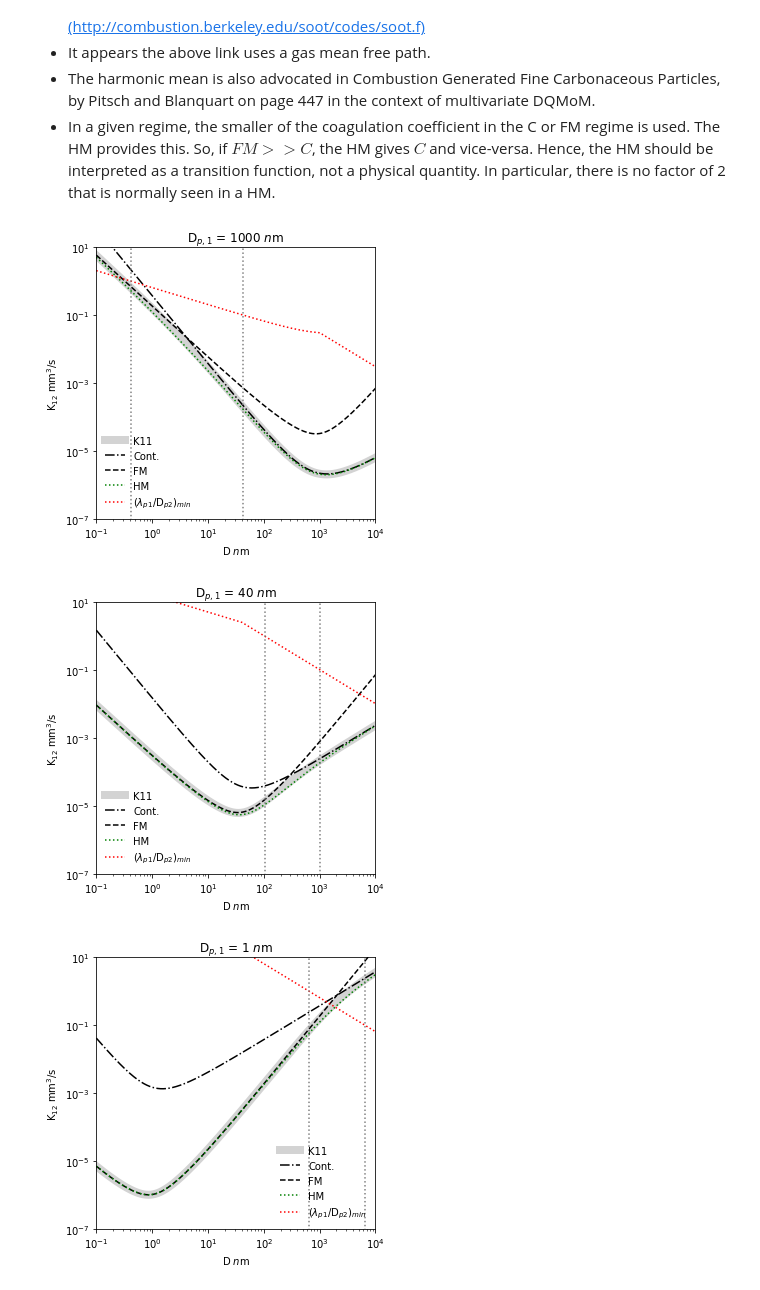
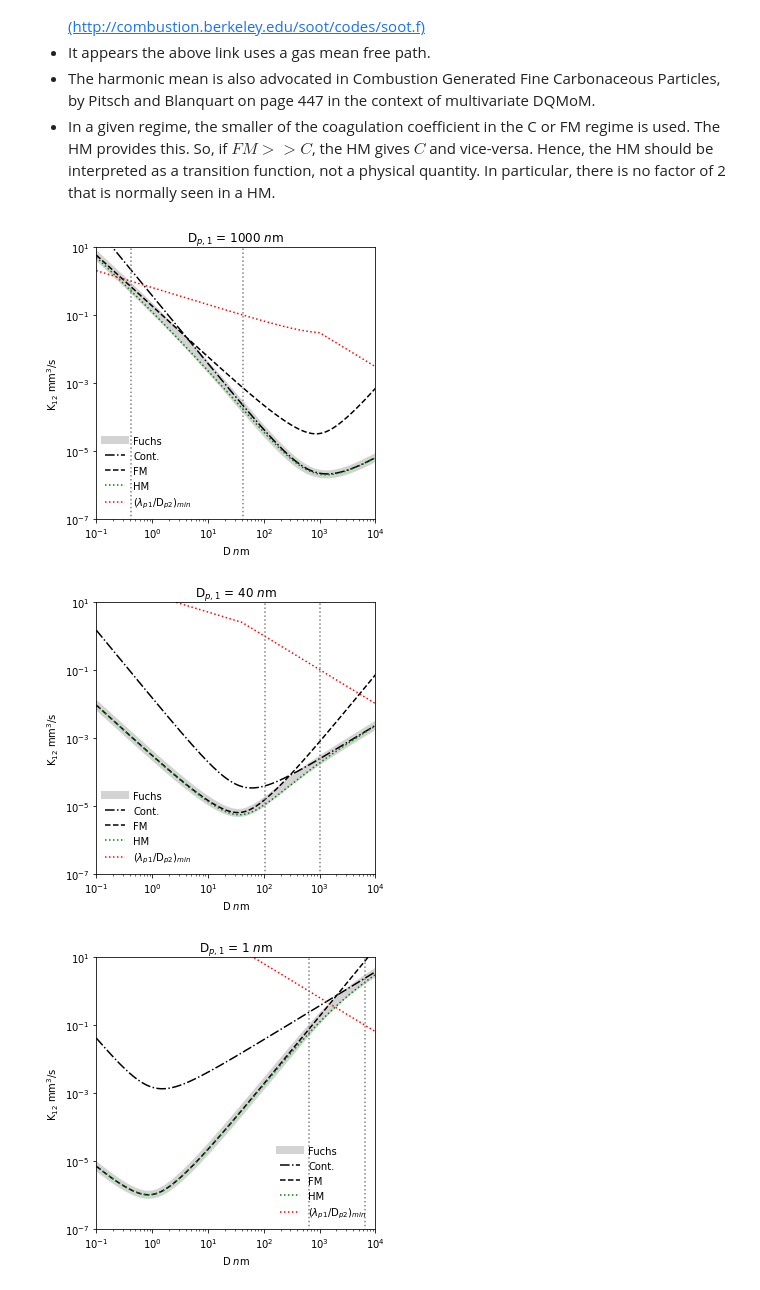
Before and after one commit to BYUignite/sootlib, a Jupyter notebook: docs/models/coagulation.ipynb, the cells around one changed output. Cells and saved outputs as stored; diff of their text form; code cells hidden in the pictures.

Commit message:
documentation: correcting legend in coagulation.ipynb

```diff
--- a/docs/models/coagulation.ipynb
+++ b/docs/models/coagulation.ipynb
@@ -231,7 +231,7 @@ plt.xlim([1E-1, 1E4])
 plt.xlabel(r'D $n$m')
 plt.ylabel(r'K$_{12}$ mm$^3$/s')
 
-plt.legend(['K11', 'Cont.', 'FM', 'HM', r'($\lambda_{p1}$/D$_{p2}$)$_{min}$'], frameon=False)
+plt.legend(['Fuchs', 'Cont.', 'FM', 'HM', r'($\lambda_{p1}$/D$_{p2}$)$_{min}$'], frameon=False)
 
 plt.title(r'D$_{p,1}$ = 1000 $n$m');
 
@@ -256,7 +256,7 @@ plt.xlim([1E-1, 1E4])
 plt.xlabel(r'D $n$m')
 plt.ylabel(r'K$_{12}$ mm$^3$/s')
 
-plt.legend(['K11', 'Cont.', 'FM', 'HM', r'($\lambda_{p1}$/D$_{p2}$)$_{min}$'], frameon=False)
+plt.legend(['Fuchs', 'Cont.', 'FM', 'HM', r'($\lambda_{p1}$/D$_{p2}$)$_{min}$'], frameon=False)
 
 plt.title(r'D$_{p,1}$ = 40 $n$m');
 
@@ -279,35 +279,35 @@ plt.ylim([1E-7, 1E1])
 plt.xlim([1E-1, 1E4]);
 
 plt.xlabel(r'D $n$m')
 plt.ylabel(r'K$_{12}$ mm$^3$/s')
 
-plt.legend(['K11', 'Cont.', 'FM', 'HM', r'($\lambda_{p1}$/D$_{p2}$)$_{min}$'], frameon=False)
+plt.legend(['Fuchs', 'Cont.', 'FM', 'HM', r'($\lambda_{p1}$/D$_{p2}$)$_{min}$'], frameon=False)
 
 plt.title(r'D$_{p,1}$ = 1 $n$m');
 
 #------------------
 
 fig, ax = plt.subplots(figsize=(5, 5))
 
 plt.plot(Dp*1E9, yy, '-', linewidth=8, color='lightgray')
 plt.plot(Dp*1E9, yyc, 'k-.')
 plt.plot(Dp*1E9, yyfm, 'k--')
 plt.plot(Dp*1E9, yyHM, 'g:')
 plt.plot(Dp*1E9, Kpp, 'r:')
 
 plt.yscale('log')
 plt.xscale('log')
 plt.ylim([1E-7, 1E1])
 plt.xlim([1E-1, 1E4]);
 
 plt.xlabel(r'D $n$m')
 plt.ylabel(r'K$_{12}$ mm$^3$/s')
 
-plt.legend(['K11', 'Cont.', 'FM', 'HM', r'$\lambda_p/D_p$'], frameon=False)
+plt.legend(['Fuchs', 'Cont.', 'FM', 'HM', r'$\lambda_p/D_p$'], frameon=False)
 plt.title(r'D$_{p,1}$ = D$_{p,2}$');
 
 plt.grid()
 # %% [output]
-[figure, old version]
+[figure, new version]
-[figure, old version]
+[figure, new version]
-[figure, old version]
+[figure, new version]
```
Also changed, not shown: parts of 1 cell of this notebook.
